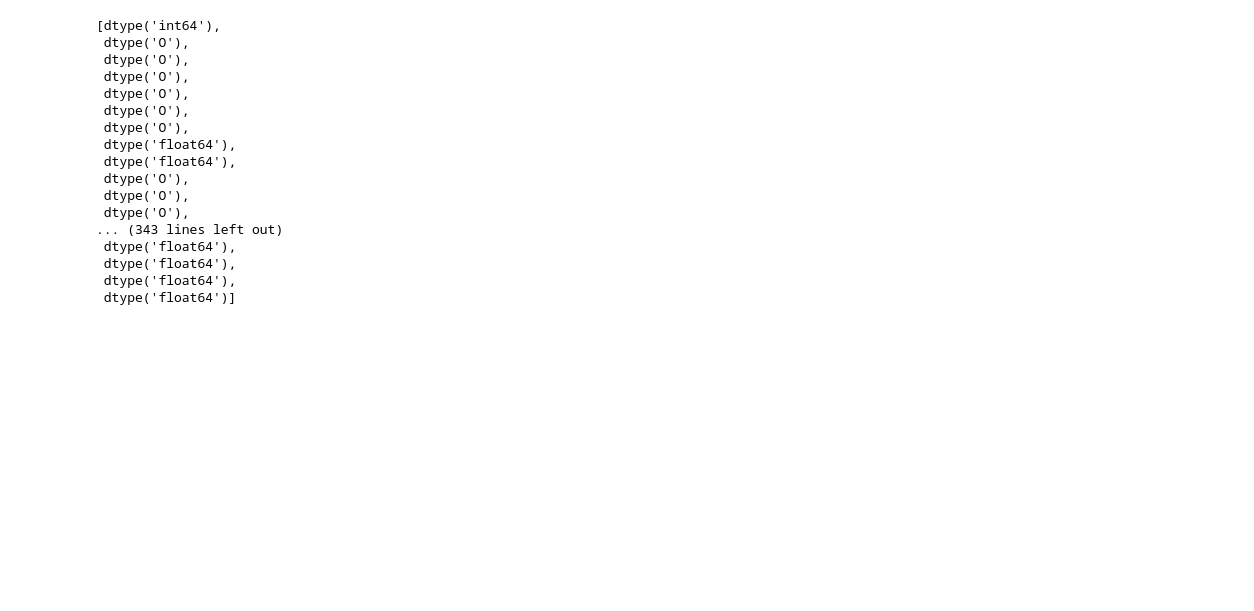
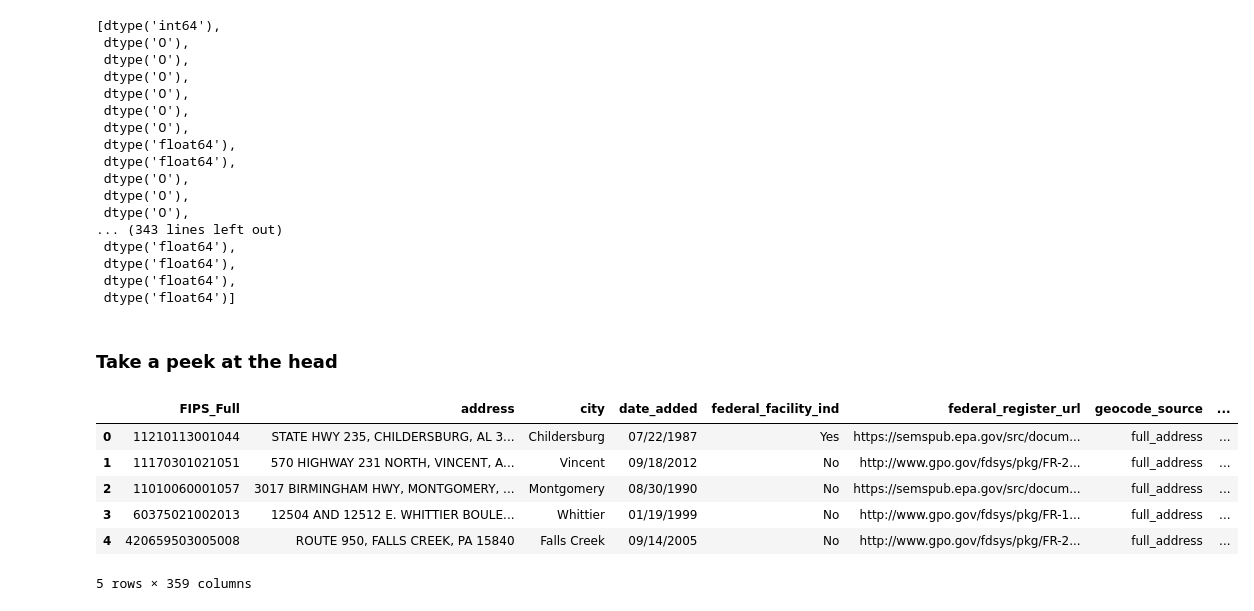
Before and after one commit to CraftyJack/Project-2, a Jupyter notebook: Project-2_data_cleaning.ipynb, the cells around one changed output. Saved outputs shown, nothing was run; the diff lists cells and outputs as text; code cells hidden in the pictures; blank space fills up the shorter version.

```diff
--- a/Project-2_data_cleaning.ipynb
+++ b/Project-2_data_cleaning.ipynb
@@ -58,4 +62,16 @@ superfund_column_types
  dtype('float64'),
  dtype('float64'),
  dtype('float64')]
+# %% [markdown]
+### Take a peek at the head
+# %%
+superfund_sites_df.head()
+# %% [output]
+|  | FIPS_Full | address | city | date_added | federal_facility_ind | federal_register_url | geocode_source | ... |
+| 0 | 11210113001044 | STATE HWY 235, CHILDERSBURG, AL 3... | Childersburg | 07/22/1987 | Yes | https://semspub.epa.gov/src/docum... | full_address | ... |
+| 1 | 11170301021051 | 570 HIGHWAY 231 NORTH, VINCENT, A... | Vincent | 09/18/2012 | No | http://www.gpo.gov/fdsys/pkg/FR-2... | full_address | ... |
+| 2 | 11010060001057 | 3017 BIRMINGHAM HWY, MONTGOMERY, ... | Montgomery | 08/30/1990 | No | https://semspub.epa.gov/src/docum... | full_address | ... |
+| 3 | 60375021002013 | 12504 AND 12512 E. WHITTIER BOULE... | Whittier | 01/19/1999 | No | http://www.gpo.gov/fdsys/pkg/FR-1... | full_address | ... |
+| 4 | 420659503005008 | ROUTE 950, FALLS CREEK, PA 15840 | Falls Creek | 09/14/2005 | No | http://www.gpo.gov/fdsys/pkg/FR-2... | full_address | ... |
+5 rows × 359 columns
 # %% [markdown]
```
Also changed, not shown: parts of 22 cells of this notebook, 1 other file.
